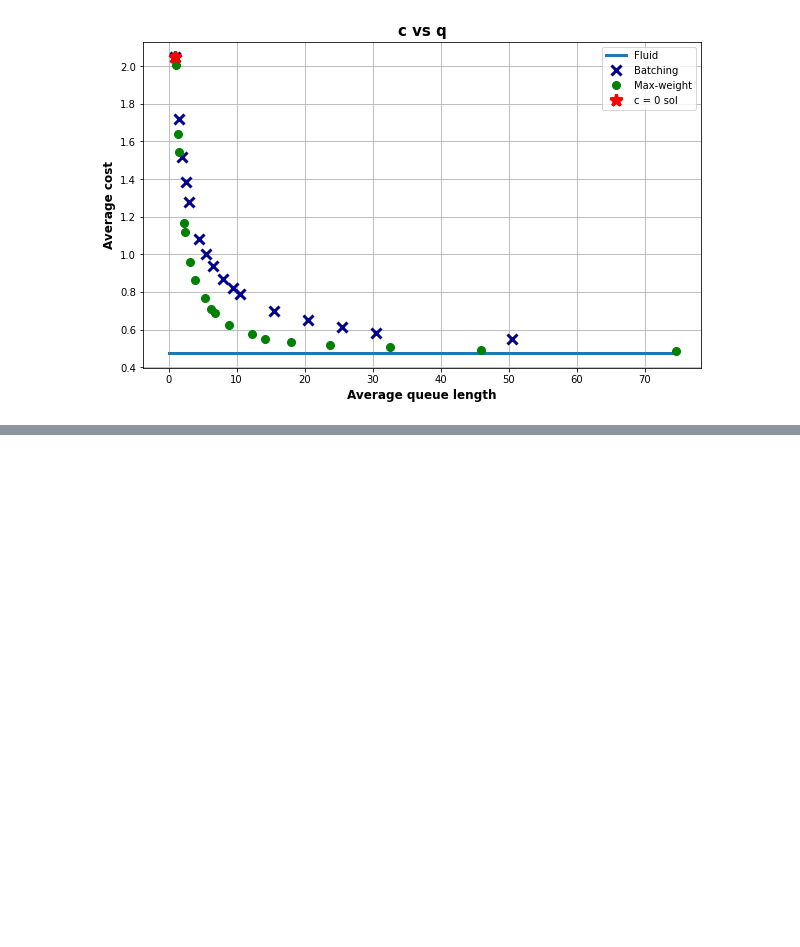
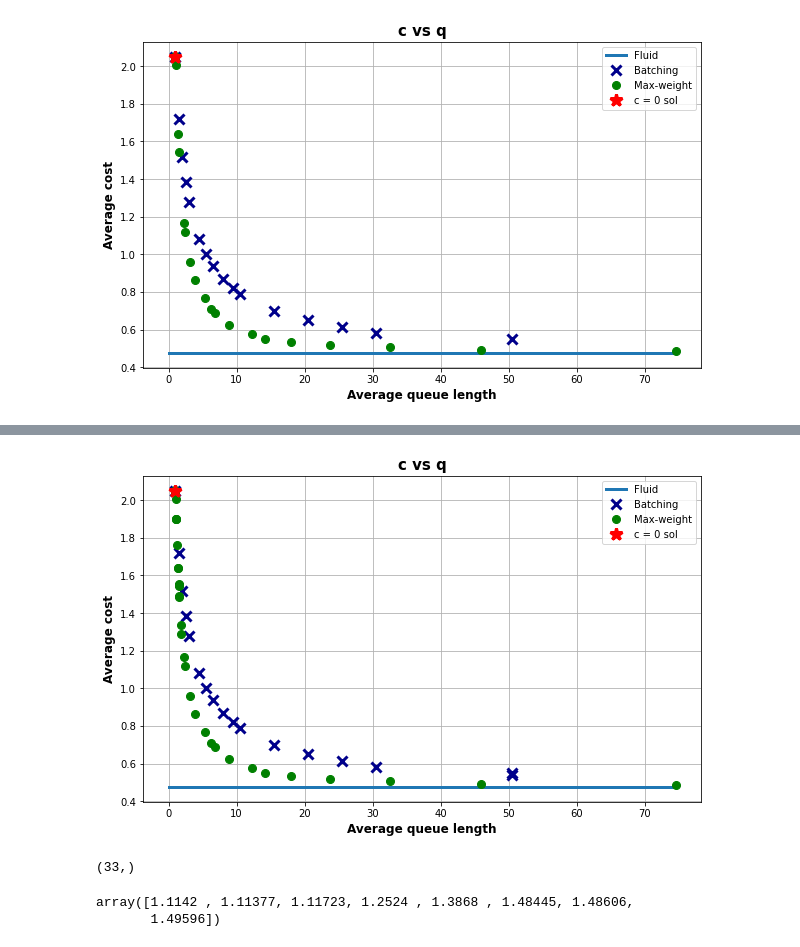
Before and after one commit to mew-two-github/Spatial-Matching-Simulations, a Jupyter notebook: plots.ipynb, the cells around one changed output, grey strips where cells are left out. Saved outputs shown, nothing was run; the diff lists cells and outputs as text; code cells hidden in the pictures; blank space fills up the shorter version.

```diff
--- a/plots.ipynb
+++ b/plots.ipynb
@@ -642,7 +642,7 @@ Coefficient statistics:
        [0.11552342, 0.06567795, 0.        , 0.        , 0.        ]])}
 [figure]
 # %%
-file_name = 'sim_paths_spatial_4_more_maxweight.pkl'
+file_name = '../sim_paths_spatial_4_more_maxweight.pkl'
 with open(file_name,'rb') as f:
     M_res,B_res, N, W, pmf_cust, pmf_serv = pickle.load(f)
 # %%
@@ -716,0 +745,27 @@ Coefficient statistics:
+# %%
+frac = 0
+with open('../sim_paths_spatial_4_more_maxweight.pkl','rb') as f:
+    M_res,B_res, N, W, pmf_cust, pmf_serv = pickle.load(f)
+Q_paths_M = M_res["Q_paths"]
+C_paths_M = M_res["C_paths"]
+Q_paths_B = B_res["Q_paths"]
+C_paths_B = B_res["C_paths"]
+(average_cost_M, average_queue_M) = utils.average_paths(C_paths_M,Q_paths_M, frac)
+(average_cost_B, average_queue_B) = utils.average_paths(C_paths_B,Q_paths_B, frac)
+[Ex,fluid_sol] = run_extremes(N,W,pmf_cust,pmf_serv)
+with open('../sim_paths_spatial_rem.pkl','rb') as f:
+    M_res,B_res, N, W, pmf_cust, pmf_serv = pickle.load(f)
+Q_paths_M = M_res["Q_paths"]
+C_paths_M = M_res["C_paths"]
+Q_paths_B = B_res["Q_paths"]
+C_paths_B = B_res["C_paths"]
+(average_cost_M2, average_queue_M2) = utils.average_paths(C_paths_M,Q_paths_M, frac)
+(average_cost_B2, average_queue_B2) = utils.average_paths(C_paths_B,Q_paths_B, frac)
+with open('../sim_paths_spatial_4_extras.pkl','rb') as f:
+    M_res,B_res, N, W, pmf_cust, pmf_serv = pickle.load(f)
+Q_paths_M = M_res["Q_paths"]
+C_paths_M = M_res["C_paths"]
+Q_paths_B = B_res["Q_paths"]
+C_paths_B = B_res["C_paths"]
+(average_cost_M3, average_queue_M3) = utils.average_paths(C_paths_M,Q_paths_M, frac)
+(average_cost_B3, average_queue_B3) = utils.average_paths(C_paths_B,Q_paths_B, frac)
@@ -716,0 +790,17 @@ Coefficient statistics:
+# %%
+avg_cost_M = np.concatenate( (average_cost_M, average_cost_M2, average_cost_M3) )
+avg_queue_M = np.concatenate( (average_queue_M, average_queue_M2, average_queue_M3) )
+avg_cost_B = np.concatenate( (average_cost_B, average_cost_B2) )
+avg_queue_B = np.concatenate( (average_queue_B, average_queue_B2) )
+utils.qc_plot(Ex,fluid_sol,avg_queue_B,avg_cost_B,avg_queue_M,avg_cost_M)
+# %% [output]
+[figure, added]
+# %%
+avg_cost_M.shape
+# %% [output]
+(33,)
+# %%
+average_queue_M2
+# %% [output]
+array([1.1142 , 1.11377, 1.11723, 1.2524 , 1.3868 , 1.48445, 1.48606,
+       1.49596])
```
Also changed, not shown: parts of 12 cells of this notebook, 2 other files.
